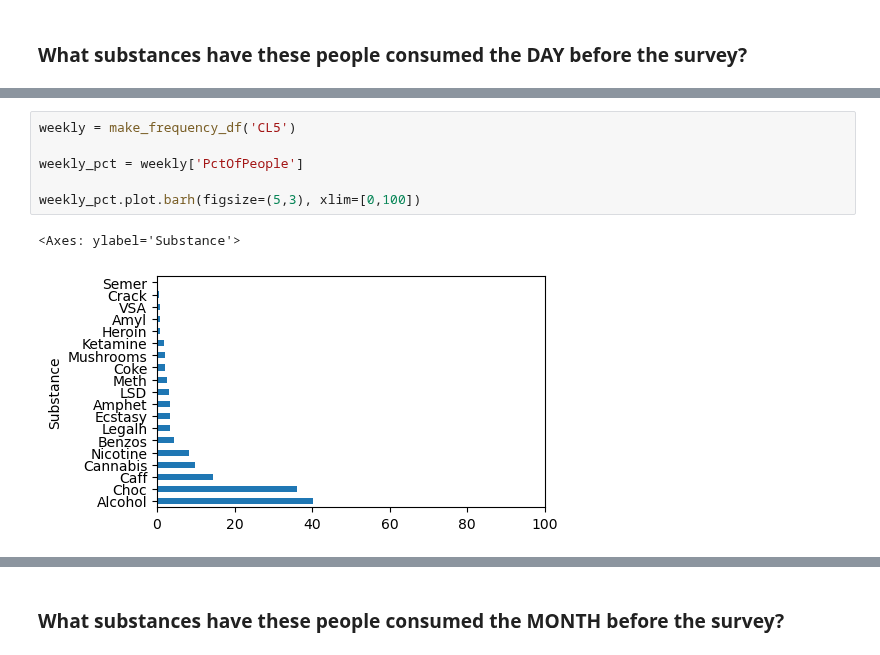
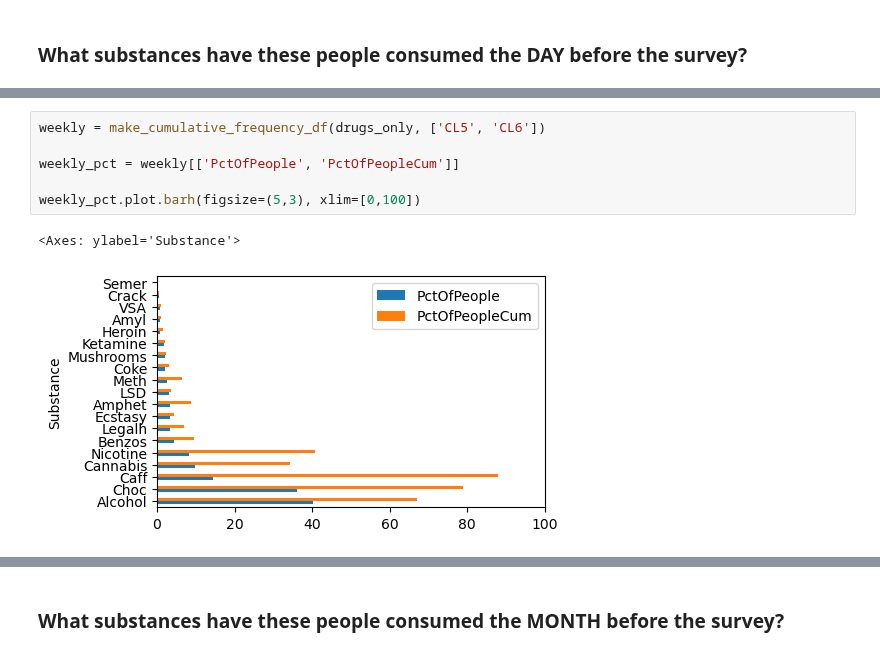
Before and after one commit to maksio420/ML, a Jupyter notebook: 7-final-drugs-anal/7. Final Group Project.ipynb, the cells around one changed output, grey strips where cells are left out. Cells and saved outputs as stored; diff of their text form.

```diff
--- a/7-final-drugs-anal/7. Final Group Project.ipynb
+++ b/7-final-drugs-anal/7. Final Group Project.ipynb
@@ -625,12 +676,12 @@ It's very appropriate that no one answered that they had done Semer in the past
 # %%
-weekly = make_frequency_df('CL5')
+weekly = make_cumulative_frequency_df(drugs_only, ['CL5', 'CL6'])
 
-weekly_pct = weekly['PctOfPeople']
+weekly_pct = weekly[['PctOfPeople', 'PctOfPeopleCum']]
 
 weekly_pct.plot.barh(figsize=(5,3), xlim=[0,100])
 # %% [output]
 <Axes: ylabel='Substance'>
-[figure, old version]
+[figure, new version]
 # %%
 weekly
 # %% [output]
```
Also changed, not shown: parts of 56 cells of this notebook.
